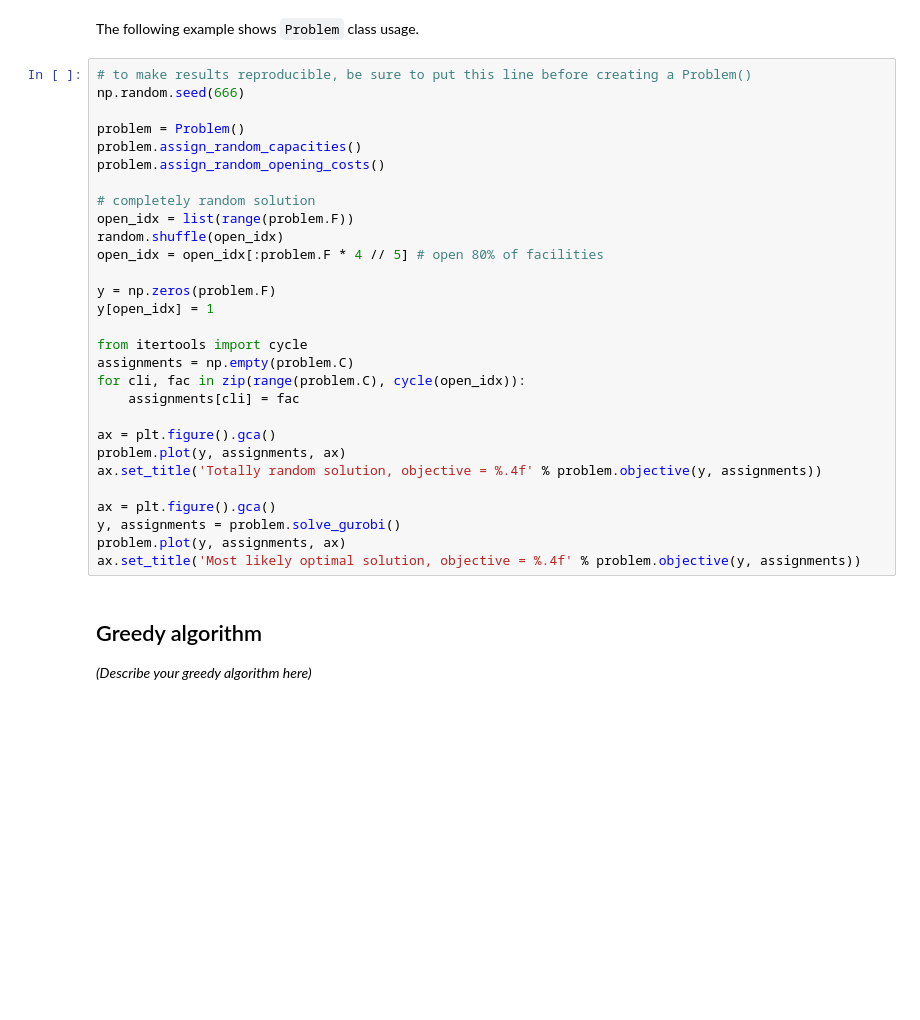
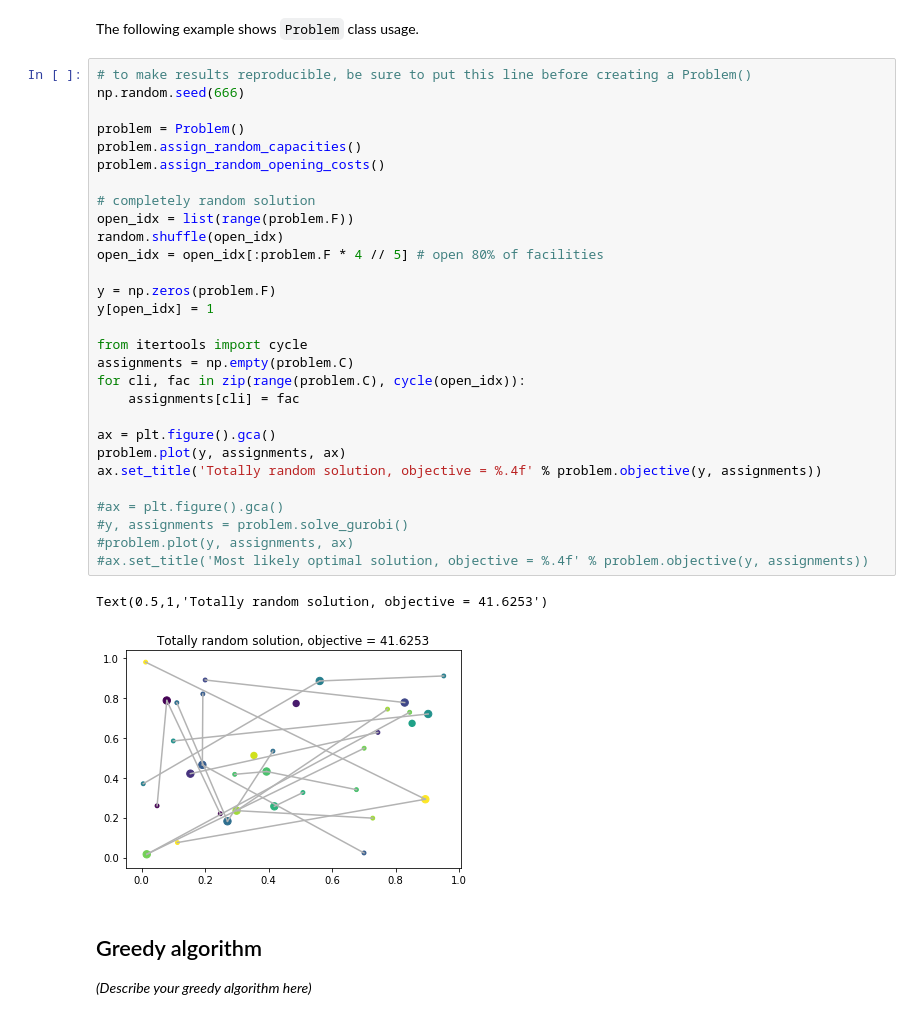
Before and after one commit to safoex/OptimizationMethods, a Jupyter notebook: 1/Assignment1.ipynb, the cells around one changed output. Cells and saved outputs as stored; diff of their text form; blank space fills up the shorter version.

```diff
--- a/1/Assignment1.ipynb
+++ b/1/Assignment1.ipynb
@@ -194,32 +194,35 @@ The following example shows `Problem` class usage.
 # %%
 # to make results reproducible, be sure to put this line before creating a Problem()
 np.random.seed(666)
 
 problem = Problem()
 problem.assign_random_capacities()
 problem.assign_random_opening_costs()
 
 # completely random solution
 open_idx = list(range(problem.F))
 random.shuffle(open_idx)
 open_idx = open_idx[:problem.F * 4 // 5] # open 80% of facilities
 
 y = np.zeros(problem.F)
 y[open_idx] = 1
 
 from itertools import cycle
 assignments = np.empty(problem.C)
 for cli, fac in zip(range(problem.C), cycle(open_idx)):
     assignments[cli] = fac
 
 ax = plt.figure().gca()
 problem.plot(y, assignments, ax)
 ax.set_title('Totally random solution, objective = %.4f' % problem.objective(y, assignments))
 
-ax = plt.figure().gca()
-y, assignments = problem.solve_gurobi()
-problem.plot(y, assignments, ax)
-ax.set_title('Most likely optimal solution, objective = %.4f' % problem.objective(y, assignments))
+#ax = plt.figure().gca()
+#y, assignments = problem.solve_gurobi()
+#problem.plot(y, assignments, ax)
+#ax.set_title('Most likely optimal solution, objective = %.4f' % problem.objective(y, assignments))
+# %% [output]
+Text(0.5,1,'Totally random solution, objective = 41.6253')
+[figure, added]
 # %% [markdown]
 ## Greedy algorithm
 
```
Also changed, not shown: parts of 4 cells of this notebook.
